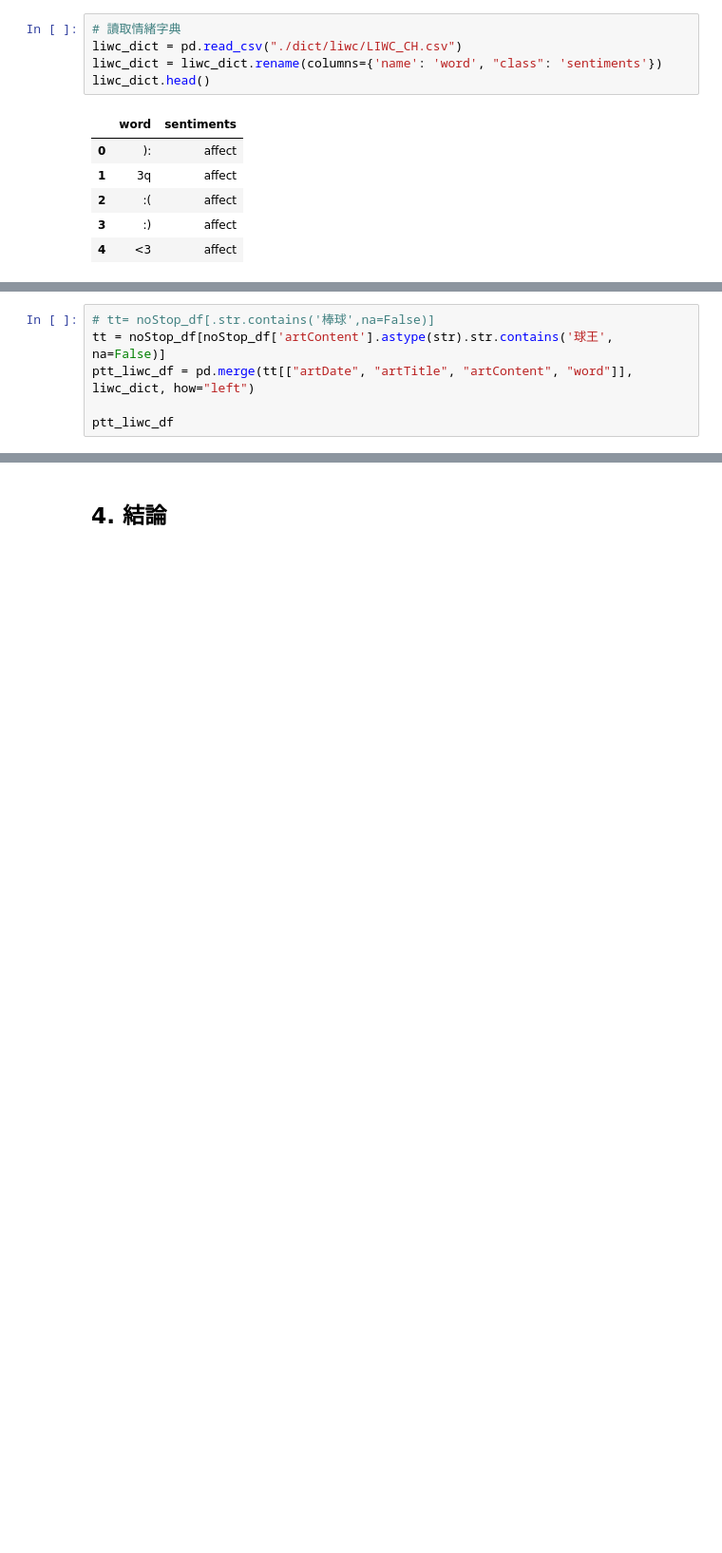
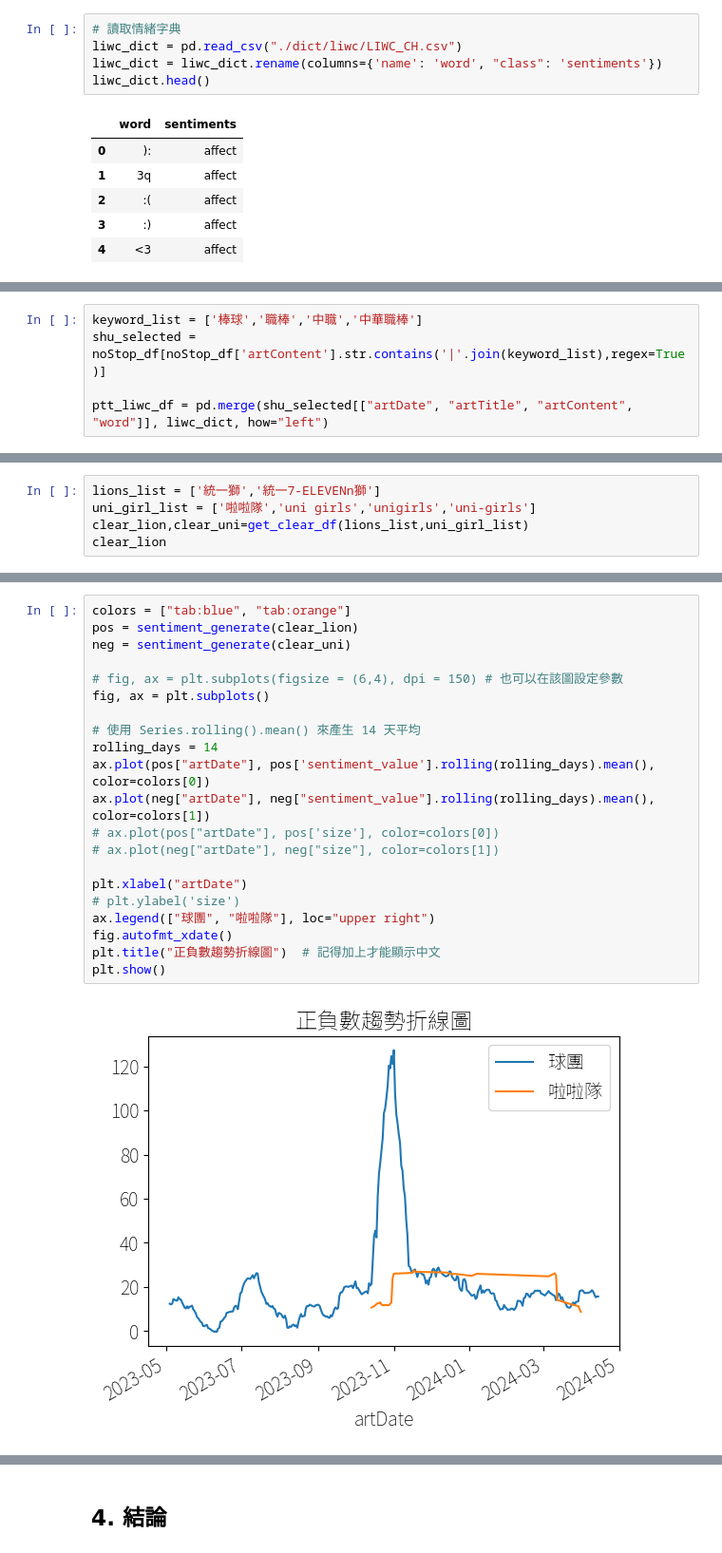
Before and after one commit to weiyu9805/SMA_project, a Jupyter notebook: project1.ipynb, the cells around one changed output, grey strips where cells are left out. Shown at 95% size. Saved outputs shown, nothing was run; the diff lists cells and outputs as text; blank space fills up the shorter version.

```diff
--- a/project1.ipynb
+++ b/project1.ipynb
@@ -386,7 +404,6 @@ liwc_dict.head()
 # %%
-# tt= noStop_df[.str.contains('棒球',na=False)]
-tt = noStop_df[noStop_df['artContent'].astype(str).str.contains('球王', na=False)]
-ptt_liwc_df = pd.merge(tt[["artDate", "artTitle", "artContent", "word"]], liwc_dict, how="left")
+keyword_list = ['棒球','職棒','中職','中華職棒']
+shu_selected = noStop_df[noStop_df['artContent'].str.contains('|'.join(keyword_list),regex=True)]
 
-ptt_liwc_df
+ptt_liwc_df = pd.merge(shu_selected[["artDate", "artTitle", "artContent", "word"]], liwc_dict, how="left")
 # %% [output]
@@ -393,0 +548,5 @@ ptt_liwc_df
+# %%
+lions_list = ['統一獅','統一7-ELEVENn獅']
+uni_girl_list = ['啦啦隊','uni girls','unigirls','uni-girls']
+clear_lion,clear_uni=get_clear_df(lions_list,uni_girl_list)
+clear_lion
@@ -393,0 +583,23 @@ ptt_liwc_df
+# %%
+colors = ["tab:blue", "tab:orange"]
+pos = sentiment_generate(clear_lion)
+neg = sentiment_generate(clear_uni)
+
+# fig, ax = plt.subplots(figsize = (6,4), dpi = 150) # 也可以在該圖設定參數
+fig, ax = plt.subplots()
+
+# 使用 Series.rolling().mean() 來產生 14 天平均
+rolling_days = 14
+ax.plot(pos["artDate"], pos['sentiment_value'].rolling(rolling_days).mean(), color=colors[0])
+ax.plot(neg["artDate"], neg["sentiment_value"].rolling(rolling_days).mean(), color=colors[1])
+# ax.plot(pos["artDate"], pos['size'], color=colors[0])
+# ax.plot(neg["artDate"], neg["size"], color=colors[1])
+
+plt.xlabel("artDate")
+# plt.ylabel('size')
+ax.legend(["球團", "啦啦隊"], loc="upper right")
+fig.autofmt_xdate()
+plt.title("正負數趨勢折線圖")  # 記得加上才能顯示中文
+plt.show()
+# %% [output]
+[figure, added]
```
Also changed, not shown: parts of 32 cells of this notebook, 1 other file.
